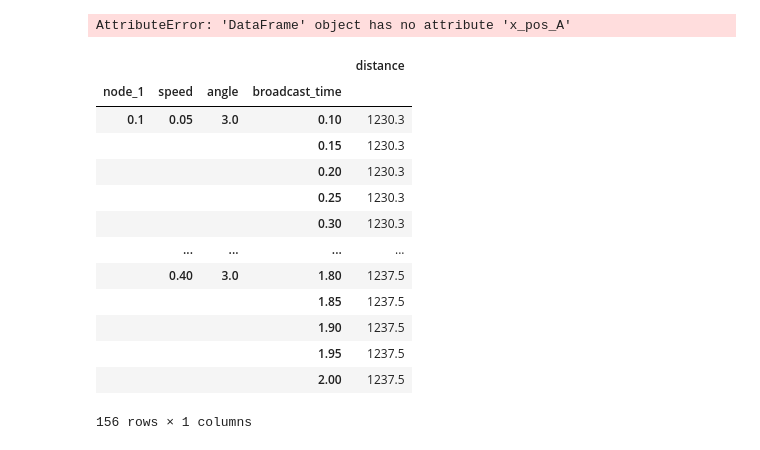
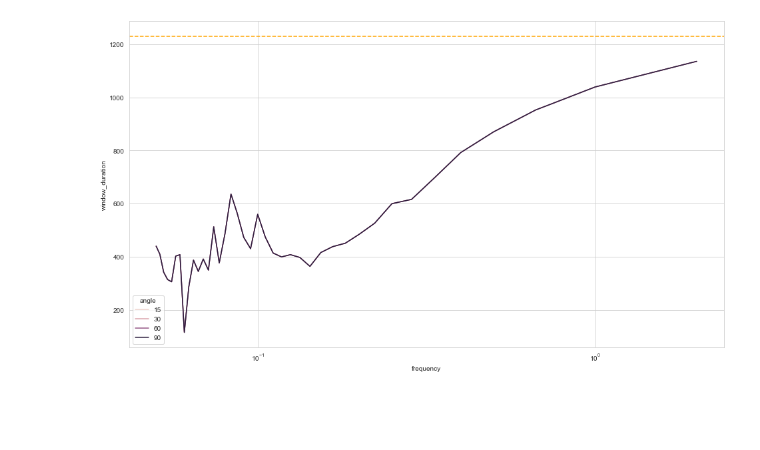
Before and after one commit to ramirofd/contact_tracing_sim_results, a Jupyter notebook: py_ntbks/linear_mobility.ipynb, the cells around one changed output. Cells and saved outputs as stored; diff of their text form; code cells hidden in the pictures; blank space fills up the shorter version.

```diff
--- a/py_ntbks/linear_mobility.ipynb
+++ b/py_ntbks/linear_mobility.ipynb
@@ -27,54 +29,43 @@ def build_position_dataframe(model_, seed_, angle_, speed_, nodes_, broadcast_ti
 time = 60
 seed = 20
 speeds = [0.5, 1, 2, 4]
-angle = 30
+angles = [15, 30, 60, 90]
+bts = list(np.arange(1, 20.5, 0.5)) #seconds
 model = 'LinearMobility'
-bts = list(np.arange(1, 20.5, 0.5)) #seconds
 lp = 0.1 #seconds
 wt = 5 #seconds
 nodes = [1, 2]
 
 full_position_df = pd.DataFrame()
 for speed in speeds:
-    position_df = build_position_dataframe(model, seed, angle, speed, nodes, bts, lp, wt, time)
-    full_position_df = pd.concat([full_position_df, position_df])
+    for angle in angles:
+        position_df = build_position_dataframe(model, seed, angle, speed, nodes, bts, lp, wt, time)
+        full_position_df = pd.concat([full_position_df, position_df])
-# %% [output]
-AttributeError: 'DataFrame' object has no attribute 'x_pos_A'
 # %%
 full_position_df['distance'] = (np.sqrt(np.power(full_position_df.x_pos_1-full_position_df.x_pos_2, 2)+np.power(full_position_df.y_pos_1-full_position_df.y_pos_2, 2)))<2.0
 adj_check = (full_position_df.distance != full_position_df.distance.shift()).cumsum()
-time = full_position_df.groupby(['node_1','distance', 'speed', 'angle', 'broadcast_time', adj_check], as_index=False, sort=False)['distance'].sum()*0.1
-real_contact_time = time.groupby(['node_1', 'speed', 'angle', 'broadcast_time']).sum()
-real_contact_time
+time_df = full_position_df.groupby(['node_1','distance', 'speed', 'angle', 'broadcast_time', 'frequency', 'seed', adj_check], as_index=False, sort=False)['distance'].sum()
+real_contact_time = time_df.groupby(['node_1', 'speed', 'angle', 'broadcast_time', 'frequency', 'seed'], as_index=False, sort=False).sum()
+real_contact_time['distance'] = real_contact_time['distance']*0.1
-# %% [output]
-|  |  |  |  | distance |
-| node_1 | speed | angle | broadcast_time |  |
-| 0.1 | 0.05 | 3.0 | 0.10 | 1230.3 |
-|  |  |  | 0.15 | 1230.3 |
-|  |  |  | 0.20 | 1230.3 |
-|  |  |  | 0.25 | 1230.3 |
-|  |  |  | 0.30 | 1230.3 |
-|  | ... | ... | ... | ... |
-|  | 0.40 | 3.0 | 1.80 | 1237.5 |
-|  |  |  | 1.85 | 1237.5 |
-|  |  |  | 1.90 | 1237.5 |
-|  |  |  | 1.95 | 1237.5 |
-|  |  |  | 2.00 | 1237.5 |
-156 rows × 1 columns
 # %%
 time = 60
 seed = 20
 speed = 0.5
 angles = [15, 30, 60, 90]
 
 angles_df = full_df[(full_df['time']==time) & (full_df['seed']==seed) & (full_df['speed']==speed) & (full_df['angle'].isin(angles))]
+angles_pos_df = real_contact_time[(real_contact_time['seed']==seed) & (real_contact_time['speed']==speed) & (real_contact_time['angle'].isin(angles))]
 angles_df = angles_df.drop(["told_by", "hop", "start", "end", "sim_time"], axis=1).groupby(["node", "seen_id", "broadcast_time", "frequency", "angle", "seed", "speed", "time"], as_index=False).sum()
+
 
 a4_dims = (16,9)
 fig, ax = plt.subplots(figsize=a4_dims)
-plot = sns.lineplot(data=angles_df[['frequency', 'angle', 'window_duration']], x="frequency", y="window_duration", hue='angle')
+plot = sns.lineplot(data=angles_df[['frequency', 'angle', 'window_duration']], x="frequency", y="window_duration", hue='angle', ax=ax)
+ax.axhline(y=angles_pos_df['distance'].mean(), color = 'orange', linestyle = '--')
 plot.set(xscale='log')
 plt.show()
+# %% [output]
+[figure, added]
 # %%
 time = 60
 seed = 20
```
Also changed, not shown: parts of 6 cells of this notebook.
